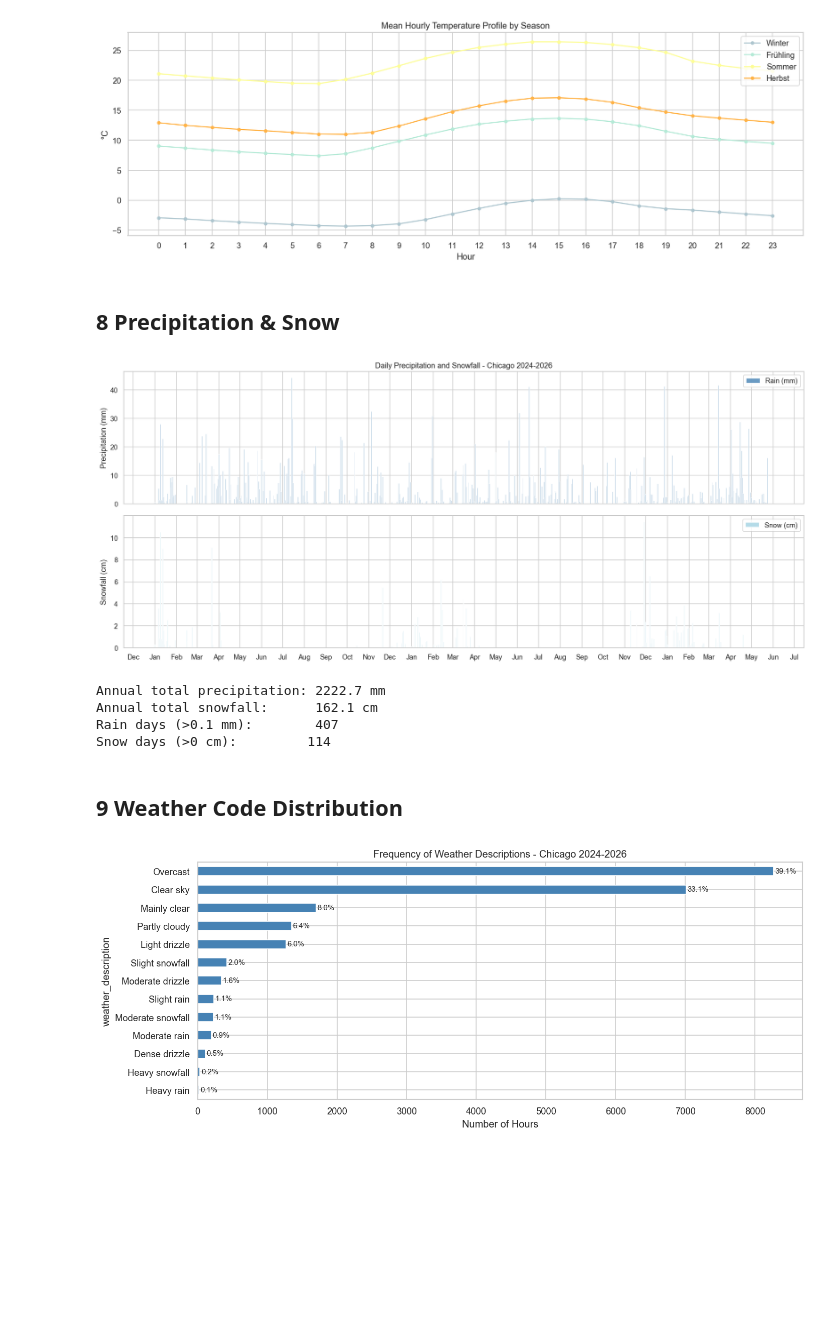
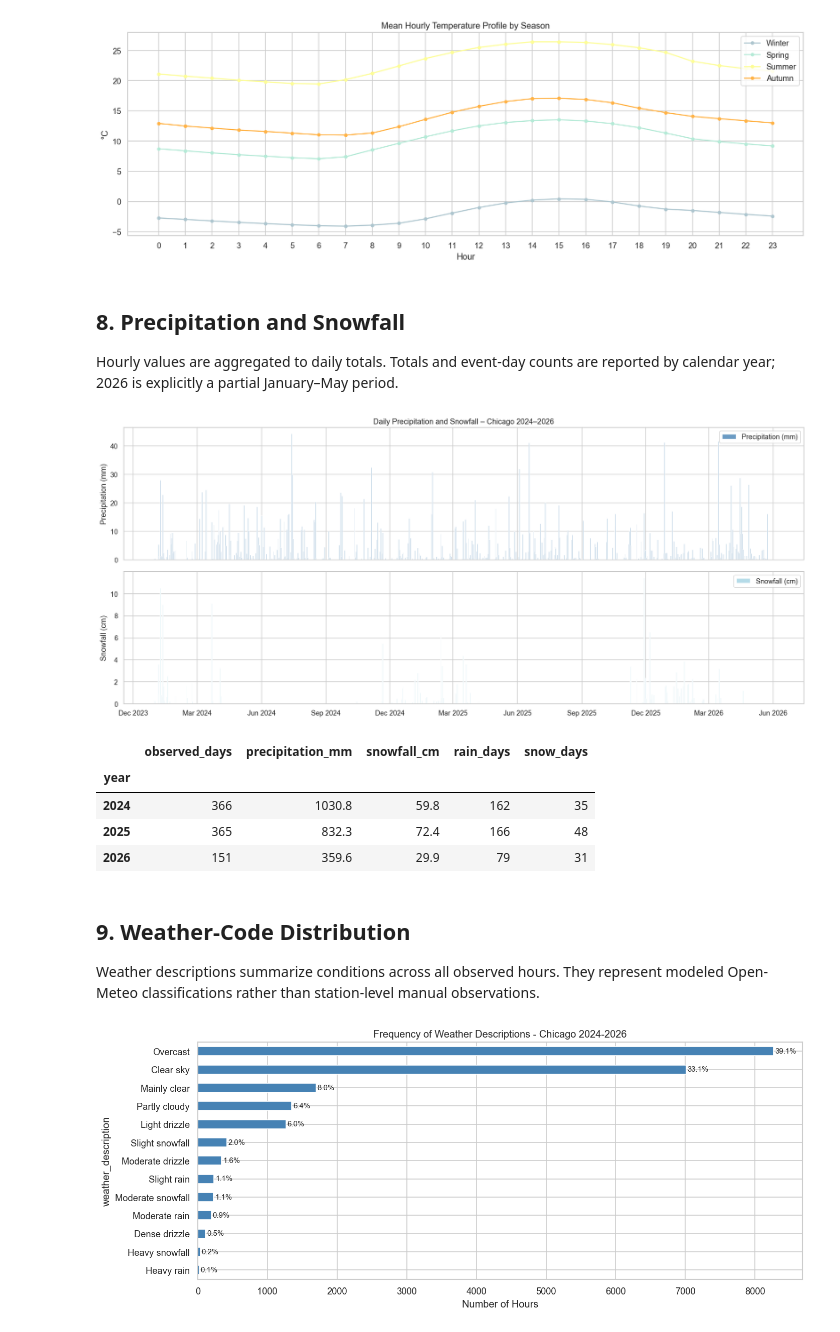
Before and after one commit to nbringew/AAA_Team_1, a Jupyter notebook: notebooks/01.2_data_exploration_weather.ipynb, the cells around one changed output. Drawn from its saved outputs; the diff is of its cells as text; code cells hidden in the pictures; blank space fills up the shorter version.

```diff
--- a/notebooks/01.2_data_exploration_weather.ipynb
+++ b/notebooks/01.2_data_exploration_weather.ipynb
@@ -179,15 +195,16 @@ plt.show()
 # %%
 season_map = {12: 'Winter', 1: 'Winter', 2: 'Winter',
-              3: 'Frühling', 4: 'Frühling', 5: 'Frühling',
-              6: 'Sommer', 7: 'Sommer', 8: 'Sommer',
-              9: 'Herbst', 10: 'Herbst', 11: 'Herbst'}
+              3: 'Spring', 4: 'Spring', 5: 'Spring',
+              6: 'Summer', 7: 'Summer', 8: 'Summer',
+              9: 'Autumn', 10: 'Autumn', 11: 'Autumn'}
 df['season'] = df['month'].map(season_map)
-season_order = ['Winter', 'Frühling', 'Sommer', 'Herbst']
+seasonal_df = df[df.index.year.isin([2024, 2025])].copy()
+season_order = ['Winter', 'Spring', 'Summer', 'Autumn']
 
 fig, axes = plt.subplots(1, 2, figsize=(14, 5))
 
-season_data = [df.loc[df['season'] == s, 'temperature_2m'].values for s in season_order]
-bp = axes[0].boxplot(season_data, labels=season_order, patch_artist=True,
+season_data = [seasonal_df.loc[seasonal_df['season'] == s, 'temperature_2m'].values for s in season_order]
+bp = axes[0].boxplot(season_data, tick_labels=season_order, patch_artist=True,
                      medianprops=dict(color='black', lw=2))
 colors = ['#aec6cf', '#b5ead7', '#fdfd96', '#ffb347']
 for patch, color in zip(bp['boxes'], colors):
@@ -197,7 +214,7 @@ axes[0].set_title('Temperature Distribution by Season')
 axes[0].set_ylabel('°C')
 
 for i, s in enumerate(season_order, 1):
-    vals = df.loc[df['season'] == s, 'wind_speed_10m'].values
+    vals = seasonal_df.loc[seasonal_df['season'] == s, 'wind_speed_10m'].values
     parts = axes[1].violinplot(vals, positions=[i], showmedians=True, showextrema=False)
     for pc in parts['bodies']:
         pc.set_facecolor(colors[i-1])
@@ -233,42 +253,47 @@ plt.show()
 # %% [output]
 [figure]
 # %% [markdown]
-## 8  Precipitation & Snow
+## 8. Precipitation and Snowfall
+
+Hourly values are aggregated to daily totals. Totals and event-day counts are reported by calendar year; 2026 is explicitly a partial January–May period.
 # %%
 daily = df.resample('D').agg(
     precip=('precipitation', 'sum'),
     snow=('snowfall', 'sum'),
     temp=('temperature_2m', 'mean')
 )
+fig, axes = plt.subplots(2, 1, figsize=(16, 7), sharex=True)
+axes[0].bar(daily.index, daily['precip'], width=1, color='steelblue', alpha=0.8, label='Precipitation (mm)')
+axes[0].set_ylabel('Precipitation (mm)')
+axes[0].set_title('Daily Precipitation and Snowfall – Chicago 2024–2026')
+axes[0].legend()
+axes[1].bar(daily.index, daily['snow'], width=1, color='lightblue', alpha=0.9, label='Snowfall (cm)')
+axes[1].set_ylabel('Snowfall (cm)')
+axes[1].xaxis.set_major_locator(mdates.MonthLocator(interval=3))
+axes[1].xaxis.set_major_formatter(mdates.DateFormatter('%b %Y'))
+axes[1].legend()
+plt.tight_layout(); plt.show()
 
-fig, axes = plt.subplots(2, 1, figsize=(16, 7), sharex=True)
-
-axes[0].bar(daily.index, daily['precip'], width=1, color='steelblue', alpha=0.8, label='Rain (mm)')
-axes[0].set_ylabel('Precipitation (mm)')
-axes[0].set_title('Daily Precipitation and Snowfall - Chicago 2024-2026')
-axes[0].legend()
-
-axes[1].bar(daily.index, daily['snow'], width=1, color='lightblue', alpha=0.9, label='Snow (cm)')
-axes[1].set_ylabel('Snowfall (cm)')
-axes[1].xaxis.set_major_locator(mdates.MonthLocator())
-axes[1].xaxis.set_major_formatter(mdates.DateFormatter('%b'))
-axes[1].legend()
-
-plt.tight_layout()
-plt.show()
-
-print(f"Annual total precipitation: {daily['precip'].sum():.1f} mm")
-print(f"Annual total snowfall:      {daily['snow'].sum():.1f} cm")
-print(f"Rain days (>0.1 mm):        {(daily['precip'] > 0.1).sum()}")
-print(f"Snow days (>0 cm):         {(daily['snow'] > 0).sum()}")
+yearly_weather = pd.DataFrame({
+    'observed_days': daily.groupby(daily.index.year).size(),
+    'precipitation_mm': daily['precip'].groupby(daily.index.year).sum(),
+    'snowfall_cm': daily['snow'].groupby(daily.index.year).sum(),
+    'rain_days': (daily['precip'] > 0.1).groupby(daily.index.year).sum(),
+    'snow_days': (daily['snow'] > 0).groupby(daily.index.year).sum(),
+}).round(1)
+yearly_weather.index.name = 'year'
+yearly_weather
 # %% [output]
-[figure, old version]
+[figure, new version]
-Annual total precipitation: 2222.7 mm
-Annual total snowfall:      162.1 cm
-Rain days (>0.1 mm):        407
-Snow days (>0 cm):         114
+|  | observed_days | precipitation_mm | snowfall_cm | rain_days | snow_days |
+| year |  |  |  |  |  |
+| 2024 | 366 | 1030.8 | 59.8 | 162 | 35 |
+| 2025 | 365 | 832.3 | 72.4 | 166 | 48 |
+| 2026 | 151 | 359.6 | 29.9 | 79 | 31 |
 # %% [markdown]
-## 9  Weather Code Distribution
+## 9. Weather-Code Distribution
+
+Weather descriptions summarize conditions across all observed hours. They represent modeled Open-Meteo classifications rather than station-level manual observations.
 # %%
 desc_counts = df['weather_description'].value_counts()
 
```
Also changed, not shown: parts of 20 cells of this notebook, 8 other files.
